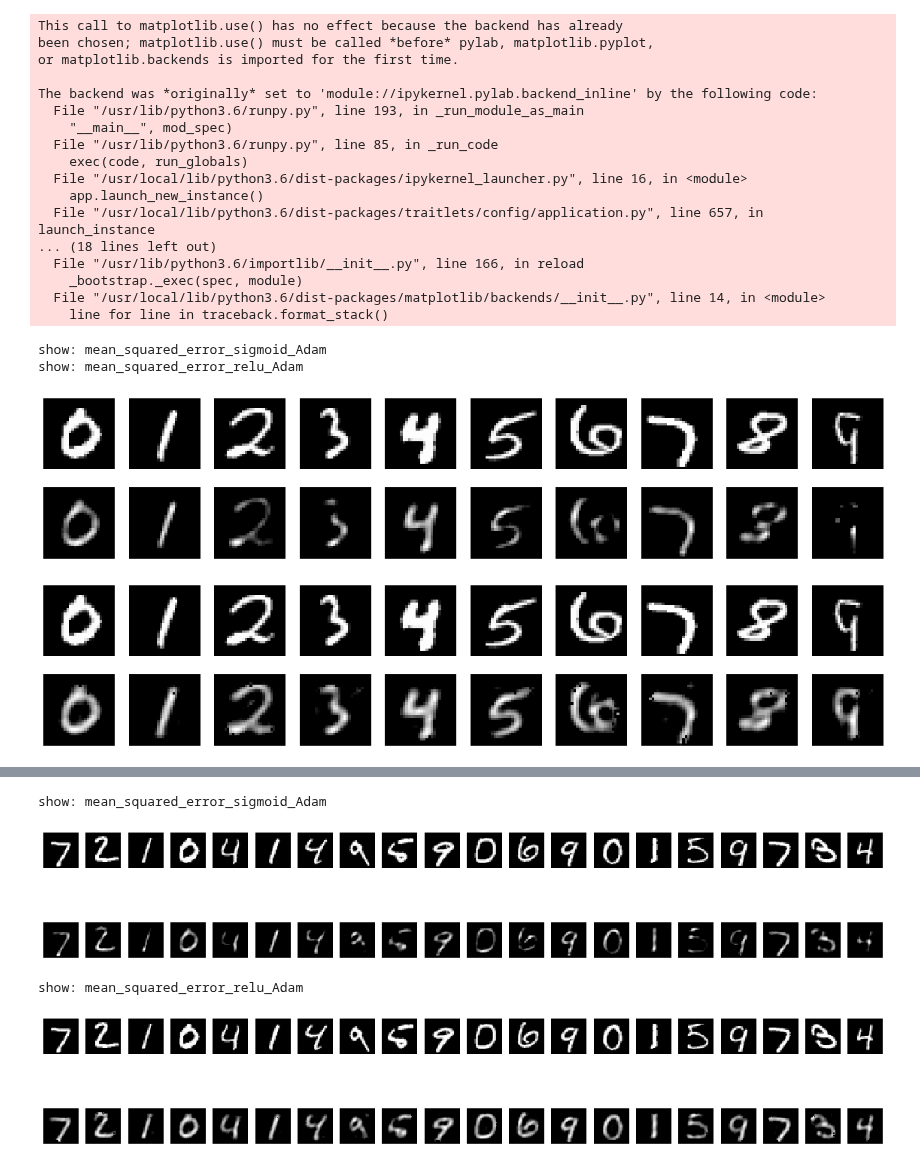
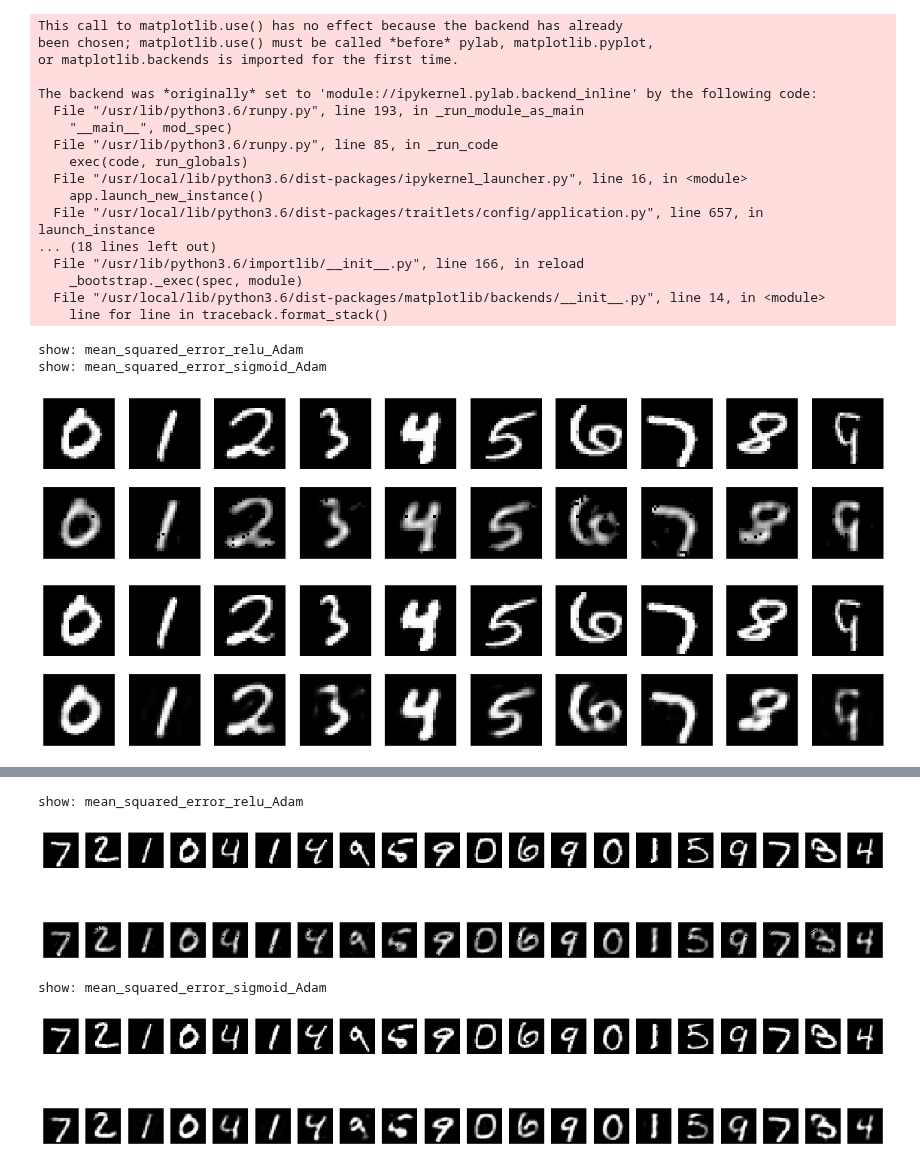
Before and after one commit to s1230038/autoencoder, a Jupyter notebook: AutoencoderForThesis.ipynb, the cells around one changed output, grey strips where cells are left out. Cells and saved outputs as stored; diff of their text form; code cells hidden in the pictures.

```diff
--- a/AutoencoderForThesis.ipynb
+++ b/AutoencoderForThesis.ipynb
@@ -70,7 +70,7 @@ acts = ["relu", "sigmoid"]
 opzs = ["SGD", "RMSprop", "Adagrad", "Adadelta", "Adam", "Adamax", "Nadam"]
 '''
 lossfs = [losses.mean_squared_error]
-acts = ["sigmoid", "relu"]
+acts = ["relu", "sigmoid"]
 opzs = ["Adam"]
 for loss, dact, opz in product(lossfs, acts, opzs):
   print("start: loss = " + loss.__name__ + " : dact = " + dact + " : opz = " + opz )
@@ -106,6 +106,5 @@ for loss, dact, opz in product(lossfs, acts, opzs):
   # 学習した重みを保存
   autoencoder.save_weights(file_prefix + 'autoencoder.h5')
 
-  # 活性化関数を変更して動かすと、なぜか精度が悪くなるのでリセットする
   autoencoder.reset_states()
 # %% [output]
@@ -120,6 +120,13 @@ import matplotlib.pyplot as plt
 for loss, dact, opz in product(lossfs, acts, opzs):
   print("show: " + loss.__name__ + '_' + dact + '_' + opz)
   file_prefix = loss.__name__ + '_' + dact + '_' + opz + '_'
+  # モデルの再作成
+  encoding_dim = 32
+  input_img = Input(shape=(784,))
+  encoded = Dense(encoding_dim, activation='relu')(input_img)
+  decoded = Dense(784, activation=dact)(encoded)
+  autoencoder = Model(inputs=input_img, outputs=decoded)
+  autoencoder.compile(optimizer=opz, loss=loss)
   # 保存した重みを読み込み
   autoencoder.load_weights(file_prefix + 'autoencoder.h5')
   decoded_imgs = autoencoder.predict(x_test)
@@ -140,36 +147,37 @@ for loss, dact, opz in product(lossfs, acts, opzs):
 
       # 変換された画像を表示
       ax = plt.subplot(2, 10, label+1+10)
       plt.imshow(decoded_imgs[i].reshape(28, 28))
       plt.gray()
       ax.get_xaxis().set_visible(False)
       ax.get_yaxis().set_visible(False)
 
       label+=1
   #  plt.show() #show()するとファイルに保存できないことに注意。
   plt.savefig(file_prefix + 'numbers.png')
+  autoencoder.reset_states()
 # %% [output]
 This call to matplotlib.use() has no effect because the backend has already
 been chosen; matplotlib.use() must be called *before* pylab, matplotlib.pyplot,
 or matplotlib.backends is imported for the first time.
 
 The backend was *originally* set to 'module://ipykernel.pylab.backend_inline' by the following code:
   File "/usr/lib/python3.6/runpy.py", line 193, in _run_module_as_main
     "__main__", mod_spec)
   File "/usr/lib/python3.6/runpy.py", line 85, in _run_code
     exec(code, run_globals)
   File "/usr/local/lib/python3.6/dist-packages/ipykernel_launcher.py", line 16, in <module>
     app.launch_new_instance()
   File "/usr/local/lib/python3.6/dist-packages/traitlets/config/application.py", line 657, in launch_instance
 ... (18 lines left out)
   File "/usr/lib/python3.6/importlib/__init__.py", line 166, in reload
     _bootstrap._exec(spec, module)
   File "/usr/local/lib/python3.6/dist-packages/matplotlib/backends/__init__.py", line 14, in <module>
     line for line in traceback.format_stack()
+show: mean_squared_error_relu_Adam
 show: mean_squared_error_sigmoid_Adam
-show: mean_squared_error_relu_Adam
-[figure, old version]
+[figure, new version]
-[figure, old version]
+[figure, new version]
 # %%
 # 保存した重みのダウンロード
 from google.colab import files
@@ -202,6 +210,13 @@ import matplotlib.pyplot as plt
 
 for loss, dact, opz in product(lossfs, acts, opzs):
   print("show: " + loss.__name__ + '_' + dact + '_' + opz)
+  # モデルの再作成
+  encoding_dim = 32
+  input_img = Input(shape=(784,))
+  encoded = Dense(encoding_dim, activation='relu')(input_img)
+  decoded = Dense(784, activation=dact)(encoded)
+  autoencoder = Model(inputs=input_img, outputs=decoded)
+  autoencoder.compile(optimizer=opz, loss=loss)
   # 保存した重みを読み込み
   autoencoder.load_weights(loss.__name__ + '_' + dact + '_' + opz + '_' + 'autoencoder.h5')
   decoded_imgs = autoencoder.predict(x_test)
@@ -223,9 +238,10 @@ for loss, dact, opz in product(lossfs, acts, opzs):
       ax.get_xaxis().set_visible(False)
       ax.get_yaxis().set_visible(False)
   plt.show()
+  autoencoder.reset_states()
 # %% [output]
-show: mean_squared_error_sigmoid_Adam
+show: mean_squared_error_relu_Adam
-[figure, old version]
+[figure, new version]
-show: mean_squared_error_relu_Adam
+show: mean_squared_error_sigmoid_Adam
-[figure, old version]
+[figure, new version]
 # %%
```
Also changed, not shown: parts of 2 cells of this notebook.
